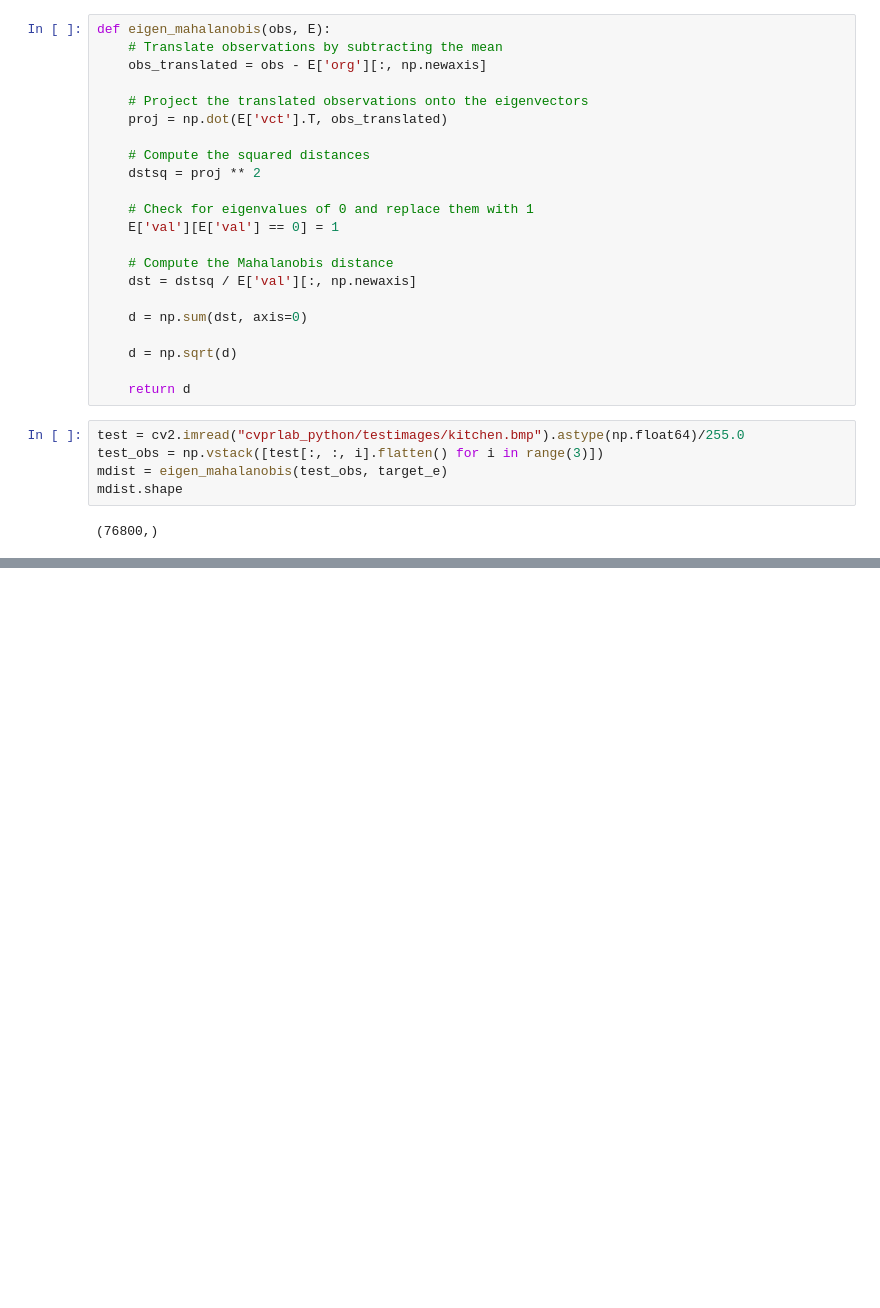
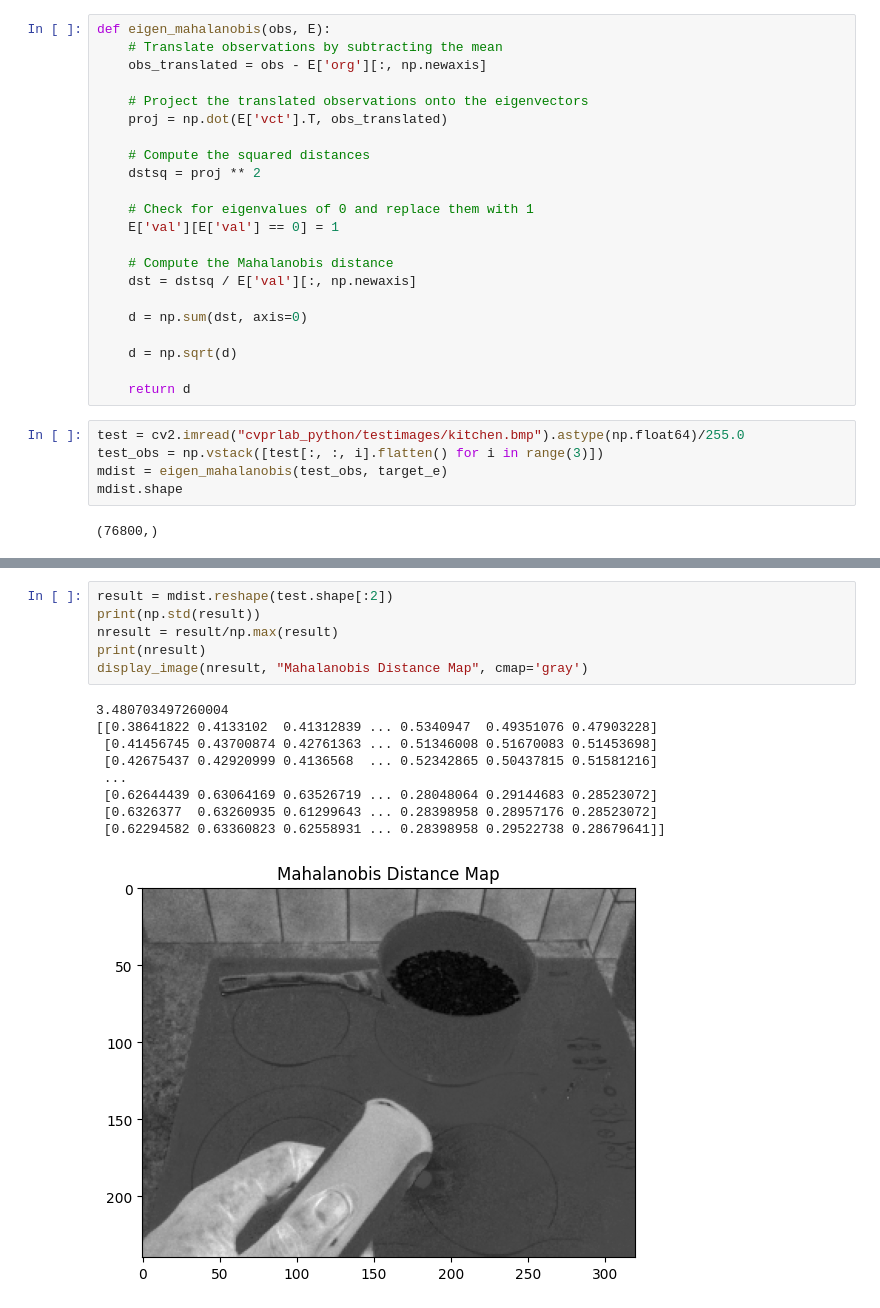
Before and after one commit to frankcholula/cvprlab, a Jupyter notebook: cvprlab_python/lab2/l2_pca.ipynb, the cells around one changed output, grey strips where cells are left out. Cells and saved outputs as stored; diff of their text form; blank space fills up the shorter version.

```diff
--- a/cvprlab_python/lab2/l2_pca.ipynb
+++ b/cvprlab_python/lab2/l2_pca.ipynb
@@ -182,3 +218,19 @@ display_image(nresult, "Mahalanobis Distance Map", cmap='gray')
+# %%
+result = mdist.reshape(test.shape[:2])
+print(np.std(result))
+nresult = result/np.max(result)
+print(nresult)
+display_image(nresult, "Mahalanobis Distance Map", cmap='gray')
+# %% [output]
+3.480703497260004
+[[0.38641822 0.4133102  0.41312839 ... 0.5340947  0.49351076 0.47903228]
+ [0.41456745 0.43700874 0.42761363 ... 0.51346008 0.51670083 0.51453698]
+ [0.42675437 0.42920999 0.4136568  ... 0.52342865 0.50437815 0.51581216]
+ ...
+ [0.62644439 0.63064169 0.63526719 ... 0.28048064 0.29144683 0.28523072]
+ [0.6326377  0.63260935 0.61299643 ... 0.28398958 0.28957176 0.28523072]
+ [0.62294582 0.63360823 0.62558931 ... 0.28398958 0.29522738 0.28679641]]
+[figure, added]
 # %%
 display_image(result < 3, "Thresholded Mahalanobis Distance Map", cmap='gray')
 # %% [output]
```
Also changed, not shown: parts of 20 cells of this notebook.
